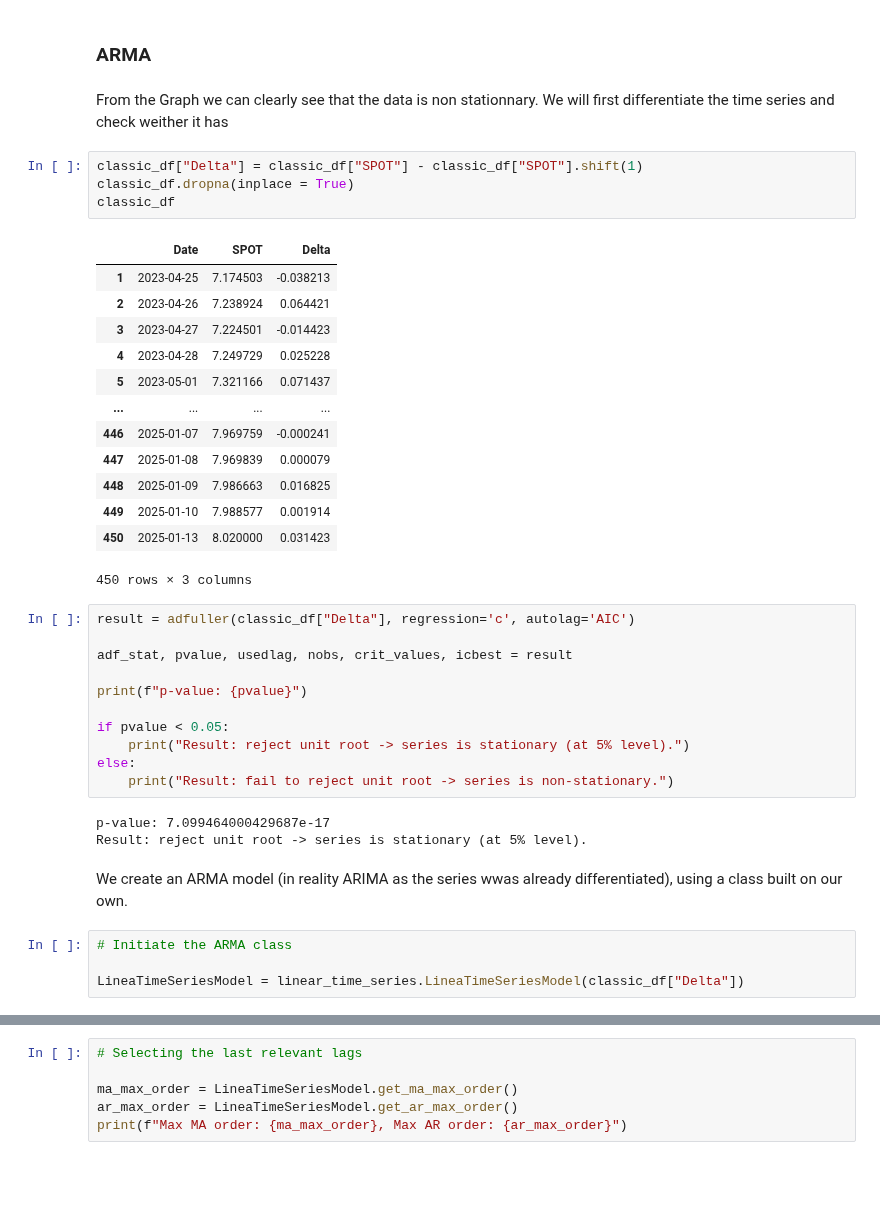
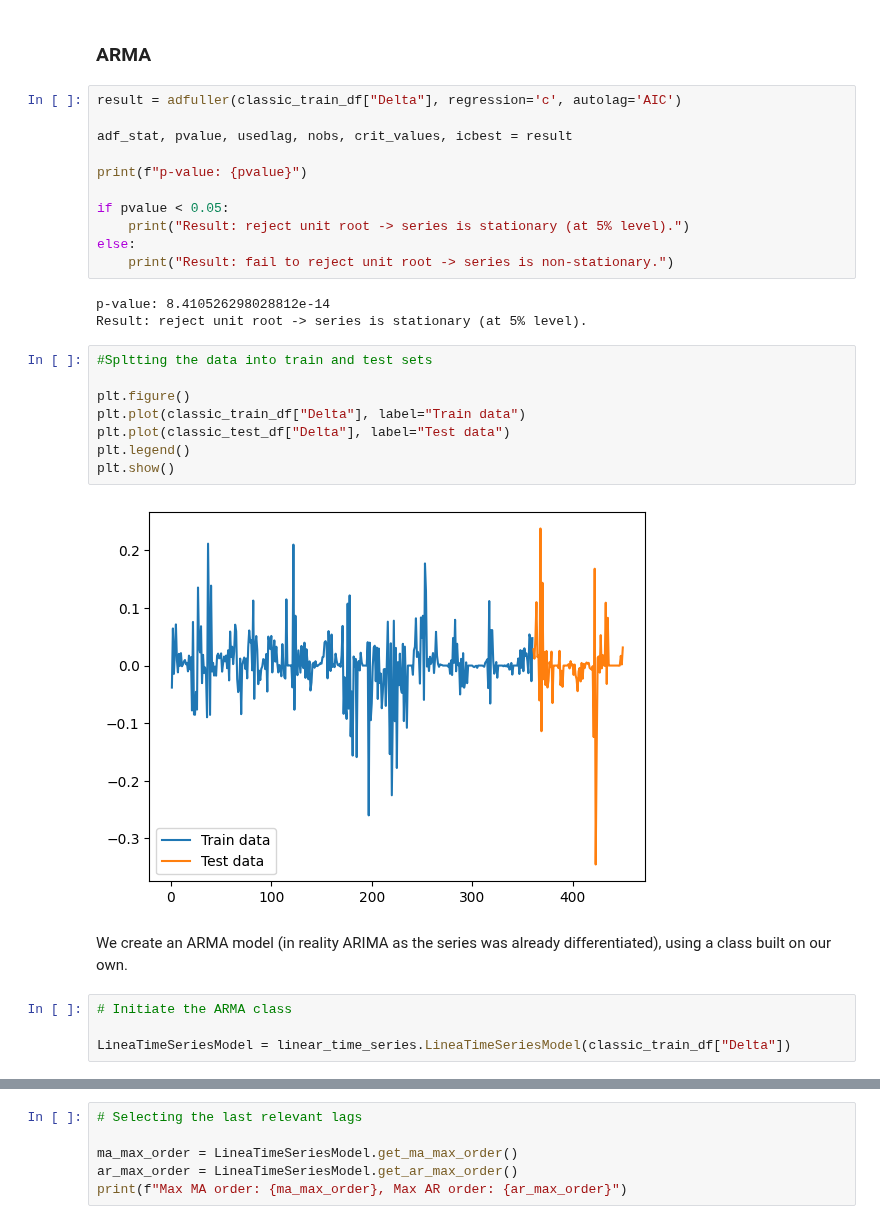
Before and after one commit to R4nd0mnam3/Time_series_Prediction, a Jupyter notebook: main.ipynb, the cells around one changed output, grey strips where cells are left out. Saved outputs shown, nothing was run; the diff lists cells and outputs as text; blank space fills up the shorter version.

```diff
--- a/main.ipynb
+++ b/main.ipynb
@@ -119,28 +195,8 @@ plt.show()
 ## Classic EEC
 # %% [markdown]
 ### ARMA
-# %% [markdown]
-From the Graph we can clearly see that the data is non stationnary. We will first differentiate the time series and check weither it has
-# %%
-classic_df["Delta"] = classic_df["SPOT"] - classic_df["SPOT"].shift(1)
-classic_df.dropna(inplace = True)
-classic_df
-# %% [output]
-|  | Date | SPOT | Delta |
-| 1 | 2023-04-25 | 7.174503 | -0.038213 |
-| 2 | 2023-04-26 | 7.238924 | 0.064421 |
-| 3 | 2023-04-27 | 7.224501 | -0.014423 |
-| 4 | 2023-04-28 | 7.249729 | 0.025228 |
-| 5 | 2023-05-01 | 7.321166 | 0.071437 |
-| ... | ... | ... | ... |
-| 446 | 2025-01-07 | 7.969759 | -0.000241 |
-| 447 | 2025-01-08 | 7.969839 | 0.000079 |
-| 448 | 2025-01-09 | 7.986663 | 0.016825 |
-| 449 | 2025-01-10 | 7.988577 | 0.001914 |
-| 450 | 2025-01-13 | 8.020000 | 0.031423 |
-450 rows × 3 columns
 # %%
-result = adfuller(classic_df["Delta"], regression='c', autolag='AIC')
+result = adfuller(classic_train_df["Delta"], regression='c', autolag='AIC')
 
 adf_stat, pvalue, usedlag, nobs, crit_values, icbest = result
 
@@ -151,11 +207,21 @@ if pvalue < 0.05:
 else:
     print("Result: fail to reject unit root -> series is non-stationary.")
 # %% [output]
-p-value: 7.099464000429687e-17
+p-value: 8.410526298028812e-14
 Result: reject unit root -> series is stationary (at 5% level).
+# %%
+#Spltting the data into train and test sets
+
+plt.figure()
+plt.plot(classic_train_df["Delta"], label="Train data")
+plt.plot(classic_test_df["Delta"], label="Test data")
+plt.legend()
+plt.show()
+# %% [output]
+[figure, new version]
 # %% [markdown]
-We create an ARMA model (in reality ARIMA as the series wwas already differentiated), using a class built on our own.
+We create an ARMA model (in reality ARIMA as the series was already differentiated), using a class built on our own.
 # %%
 # Initiate the ARMA class
 
-LineaTimeSeriesModel = linear_time_series.LineaTimeSeriesModel(classic_df["Delta"])
+LineaTimeSeriesModel = linear_time_series.LineaTimeSeriesModel(classic_train_df["Delta"])
```
Also changed, not shown: parts of 20 cells of this notebook, 4 other files.
